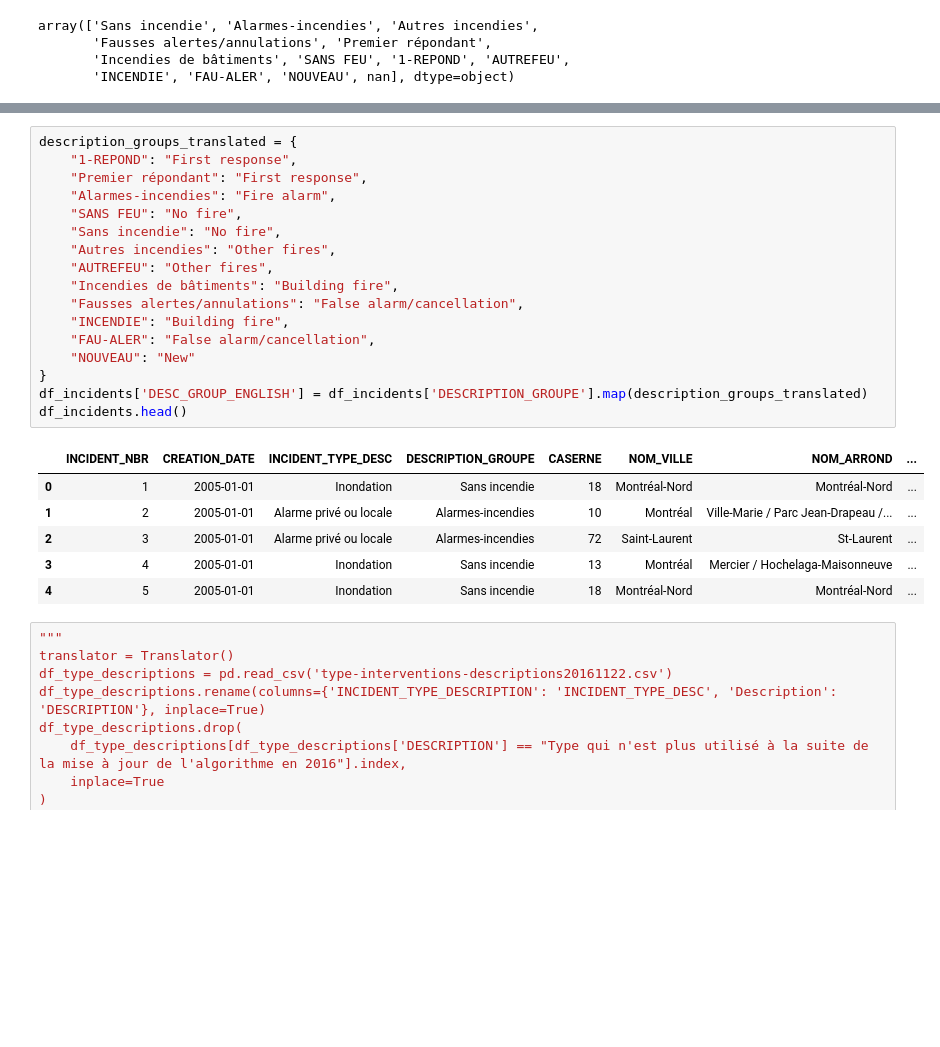
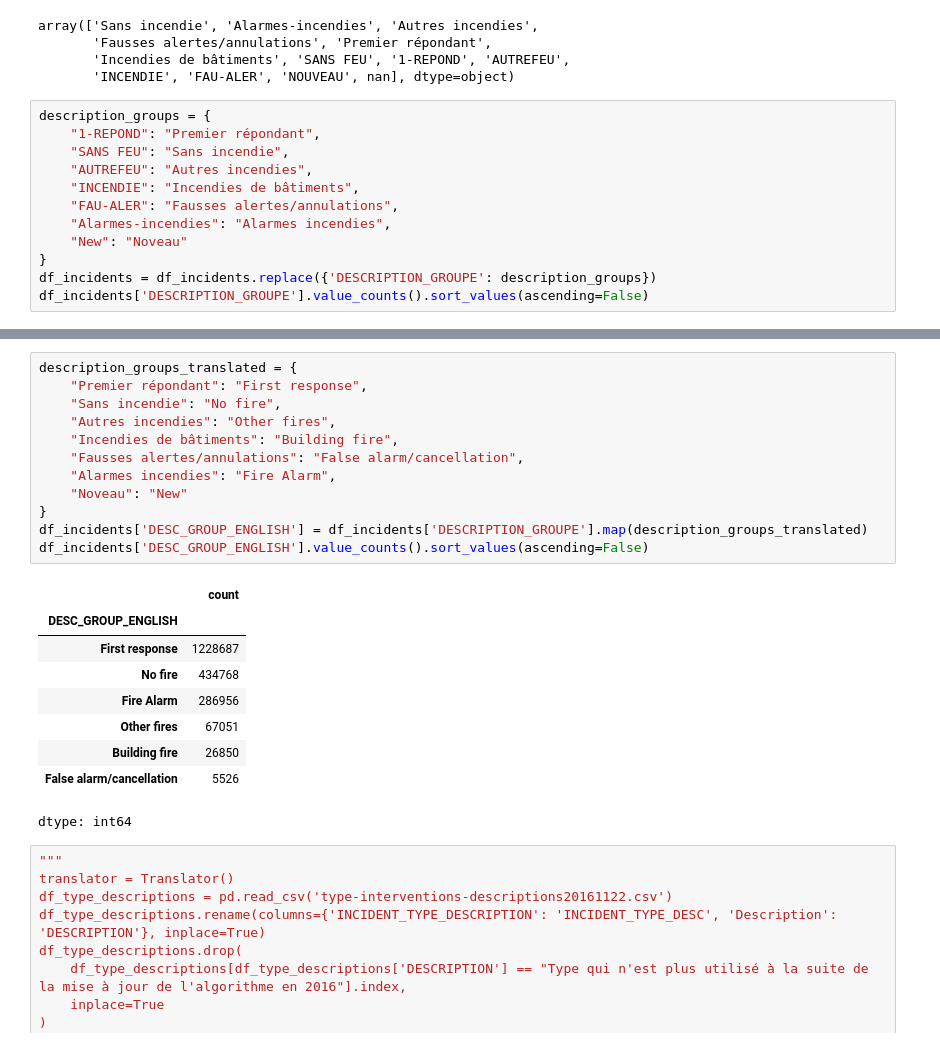
Before and after one commit to coddecses/ycbs299, a Jupyter notebook: notebooks/incidents_clean.ipynb, the cells around one changed output, grey strips where cells are left out. Cells and saved outputs as stored; diff of their text form; blank space fills up the shorter version.

Commit message:
Update incidents_clean notebook and data

```diff
--- a/notebooks/incidents_clean.ipynb
+++ b/notebooks/incidents_clean.ipynb
@@ -49,3 +49,15 @@ array(['Sans incendie', 'Alarmes-incendies', 'Autres incendies',
        'Fausses alertes/annulations', 'Premier répondant',
        'Incendies de bâtiments', 'SANS FEU', '1-REPOND', 'AUTREFEU',
        'INCENDIE', 'FAU-ALER', 'NOUVEAU', nan], dtype=object)
+# %%
+description_groups = {
+    "1-REPOND": "Premier répondant",
+    "SANS FEU": "Sans incendie",
+    "AUTREFEU": "Autres incendies",
+    "INCENDIE": "Incendies de bâtiments",
+    "FAU-ALER": "Fausses alertes/annulations",
+    "Alarmes-incendies": "Alarmes incendies",
+    "New": "Noveau"
+}
+df_incidents = df_incidents.replace({'DESCRIPTION_GROUPE': description_groups})
+df_incidents['DESCRIPTION_GROUPE'].value_counts().sort_values(ascending=False)
@@ -52,27 +75,25 @@ array(['Sans incendie', 'Alarmes-incendies', 'Autres incendies',
 # %%
 description_groups_translated = {
-    "1-REPOND": "First response",
     "Premier répondant": "First response",
-    "Alarmes-incendies": "Fire alarm",
-    "SANS FEU": "No fire",
     "Sans incendie": "No fire",
     "Autres incendies": "Other fires",
-    "AUTREFEU": "Other fires",
     "Incendies de bâtiments": "Building fire",
     "Fausses alertes/annulations": "False alarm/cancellation",
-    "INCENDIE": "Building fire",
-    "FAU-ALER": "False alarm/cancellation",
-    "NOUVEAU": "New"
+    "Alarmes incendies": "Fire Alarm",
+    "Noveau": "New"
 }
 df_incidents['DESC_GROUP_ENGLISH'] = df_incidents['DESCRIPTION_GROUPE'].map(description_groups_translated)
-df_incidents.head()
+df_incidents['DESC_GROUP_ENGLISH'].value_counts().sort_values(ascending=False)
 # %% [output]
-|  | INCIDENT_NBR | CREATION_DATE | INCIDENT_TYPE_DESC | DESCRIPTION_GROUPE | CASERNE | NOM_VILLE | NOM_ARROND | ... |
-| 0 | 1 | 2005-01-01 | Inondation | Sans incendie | 18 | Montréal-Nord | Montréal-Nord | ... |
-| 1 | 2 | 2005-01-01 | Alarme privé ou locale | Alarmes-incendies | 10 | Montréal | Ville-Marie / Parc Jean-Drapeau /... | ... |
-| 2 | 3 | 2005-01-01 | Alarme privé ou locale | Alarmes-incendies | 72 | Saint-Laurent | St-Laurent | ... |
-| 3 | 4 | 2005-01-01 | Inondation | Sans incendie | 13 | Montréal | Mercier / Hochelaga-Maisonneuve | ... |
-| 4 | 5 | 2005-01-01 | Inondation | Sans incendie | 18 | Montréal-Nord | Montréal-Nord | ... |
+|  | count |
+| DESC_GROUP_ENGLISH |  |
+| First response | 1228687 |
+| No fire | 434768 |
+| Fire Alarm | 286956 |
+| Other fires | 67051 |
+| Building fire | 26850 |
+| False alarm/cancellation | 5526 |
+dtype: int64
 # %%
 """
 translator = Translator()
```
Also changed, not shown: parts of 15 cells of this notebook, 1 other file.
